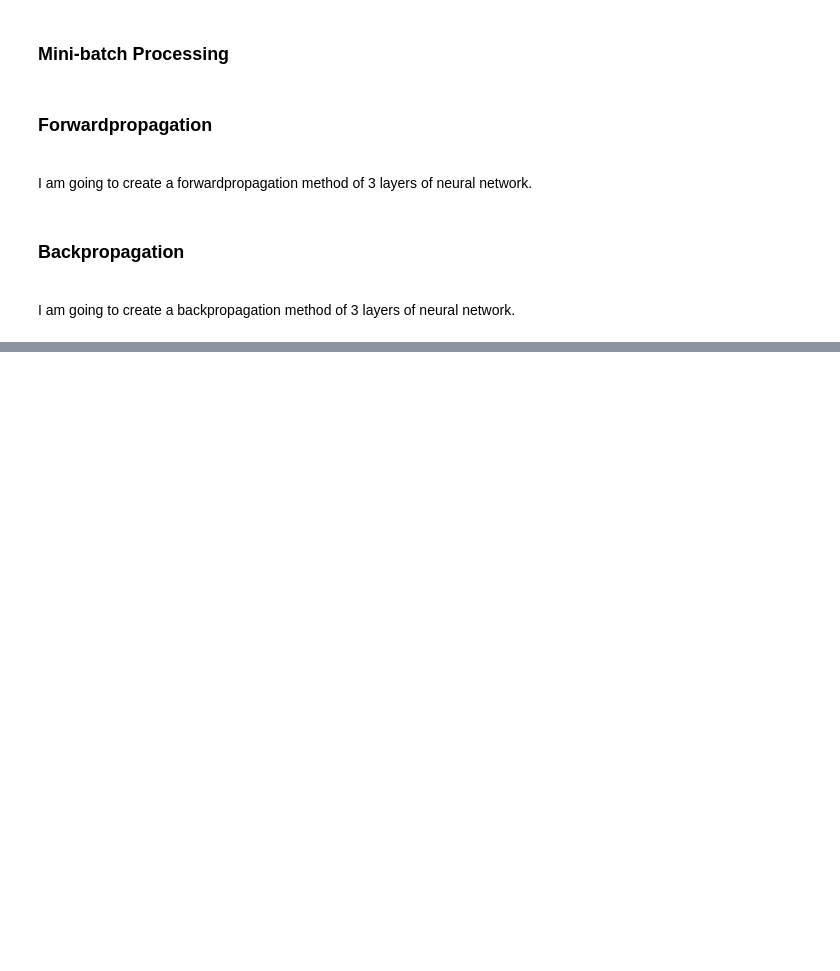
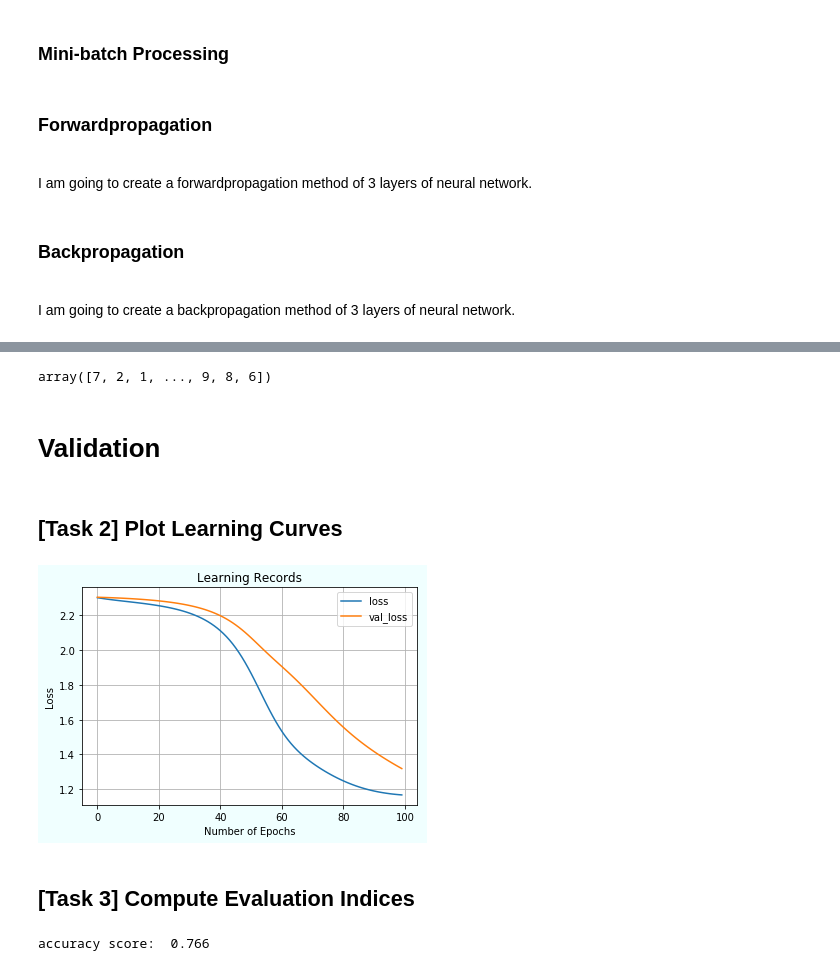
Before and after one commit to egupiii/dic_ml, a Jupyter notebook: sprint10/sprint10-dl-scratch-neural-network.ipynb, the cells around one changed output, grey strips where cells are left out. Cells and saved outputs as stored; diff of their text form; code cells hidden in the pictures; blank space fills up the shorter version.

```diff
--- a/sprint10/sprint10-dl-scratch-neural-network.ipynb
+++ b/sprint10/sprint10-dl-scratch-neural-network.ipynb
@@ -141,7 +146,7 @@ float64
 # %%
 # Split the train dataset
 
-X_train, X_val, y_train, y_val = train_test_split(X_train, y_train, test_size=0.2)
+X_train, X_val, y_train, y_val = train_test_split(X_train, y_train_one_hot, test_size=0.2)
 
 print(X_train.shape)   # (48000, 784)
 print(X_val.shape)   # (12000, 784)
@@ -228,7 +233,7 @@ class Forwardpropagation():
         """
 
         W = sigma * np.random.randn(n_features, n_nodes)
-        B = sigma * np.random.randn(n_nodes, 1)
+        B = sigma * np.random.randn(n_nodes)[np.newaxis,:]
 
         return W, B
 
@@ -251,14 +256,11 @@ class Forwardpropagation():
 
         Returns
         -------
-        A : ndarray, shape (n_samples, ith n_nodes)
+        ndarray, shape (n_samples, ith n_nodes)
             Output
         """
 
-        # Processing of a layer
-        A = np.dot(W, X) + B
-
-        return A
+        return np.dot(X, W) + B
 
 
     def activation_func(self, A, act_func):
@@ -280,12 +282,13 @@ class Forwardpropagation():
         # Sigmoid function
         if act_func == "sigmoid":
             return 1 / (1+np.exp(-A))
+
         # tanh
         if act_func == "tanh":
             return np.tanh(A)
 
 
-    def softmax_func(self, A, sum_exp_A):
+    def softmax_func(self, A3):
         """
         Softmax function
 
@@ -301,11 +304,13 @@ class Forwardpropagation():
             Probability vector of kth class
         """
 
-        return np.exp(A) / sum_exp_A
+        A3 = A3 - np.max(A3)
+
+        return np.exp(A3) / np.sum(np.exp(A3), axis=1)[:,np.newaxis]
 
 
     # Objective function
-    def cross_entropy_loss(self, y, L):
+    def cross_entropy_loss(self, y, X3):
         """
         Cross entropy loss
 
@@ -321,7 +326,7 @@ class Forwardpropagation():
             Cross entropy loss
         """
 
-        return -np.dot(y, np.log(L))
+        return np.sum(-y * np.log(X3), axis=1)
 # %% [markdown]
 ### Backpropagation
 
@@ -554,9 +739,9 @@ class ScratchSimpleNeuralNetrowkClassifier():
 # %%
 # Initialize
 
-nn = ScratchSimpleNeuralNetrowkClassifier(3, 10)
+nn = ScratchSimpleNeuralNetrowkClassifier(100, 10, "tanh", 0.001, 784, 400, 200, 10, 0.01)
 # %%
 # Fit
 
-nn.fit("tanh", 0.01, X_train, y_train)
+nn.fit(X_train, y_train, X_val, y_val)
 # %% [output]
@@ -565,0 +769,20 @@ AttributeError: 'Backpropagation' object has no attribute 'weight'
+# %%
+y_pred
+# %% [output]
+array([7, 2, 1, ..., 9, 8, 6])
+# %% [markdown]
+# Validation
+# %% [markdown]
+## [Task 2] Plot Learning Curves
+# %%
+# Plot
+
+nn.plot_learning_record()
+# %% [output]
+[figure, added]
+# %% [markdown]
+## [Task 3] Compute Evaluation Indices
+# %%
+nn.compute_index_values(y_test, y_pred)
+# %% [output]
+accuracy score:  0.766
```
Also changed, not shown: parts of 8 cells of this notebook.
